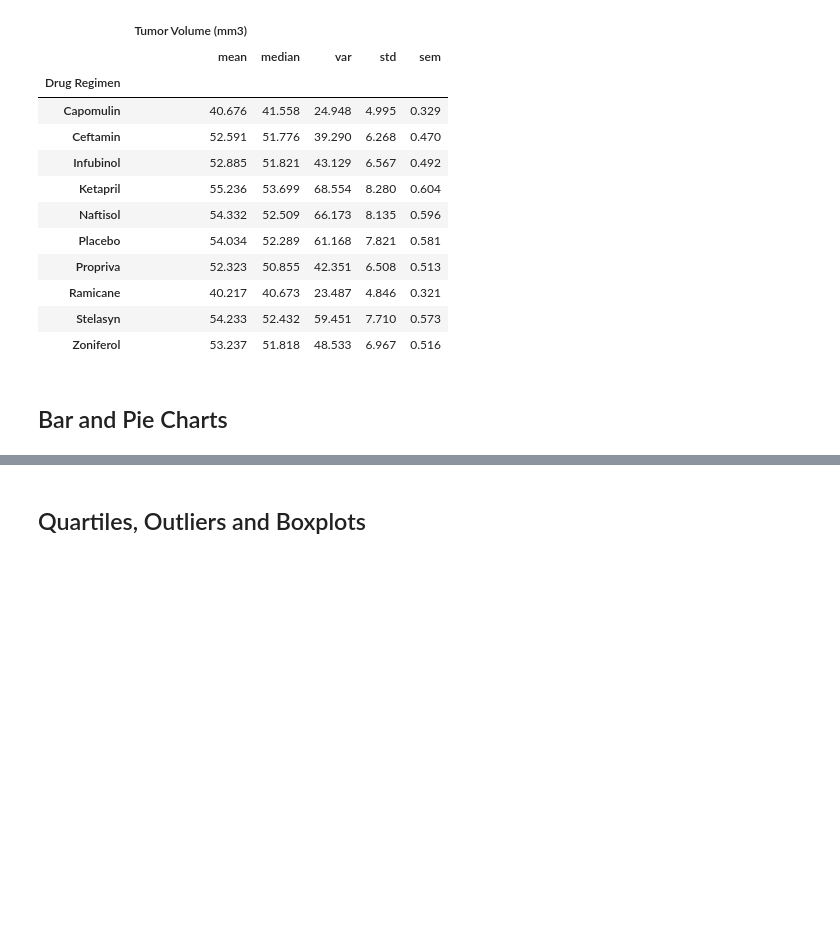
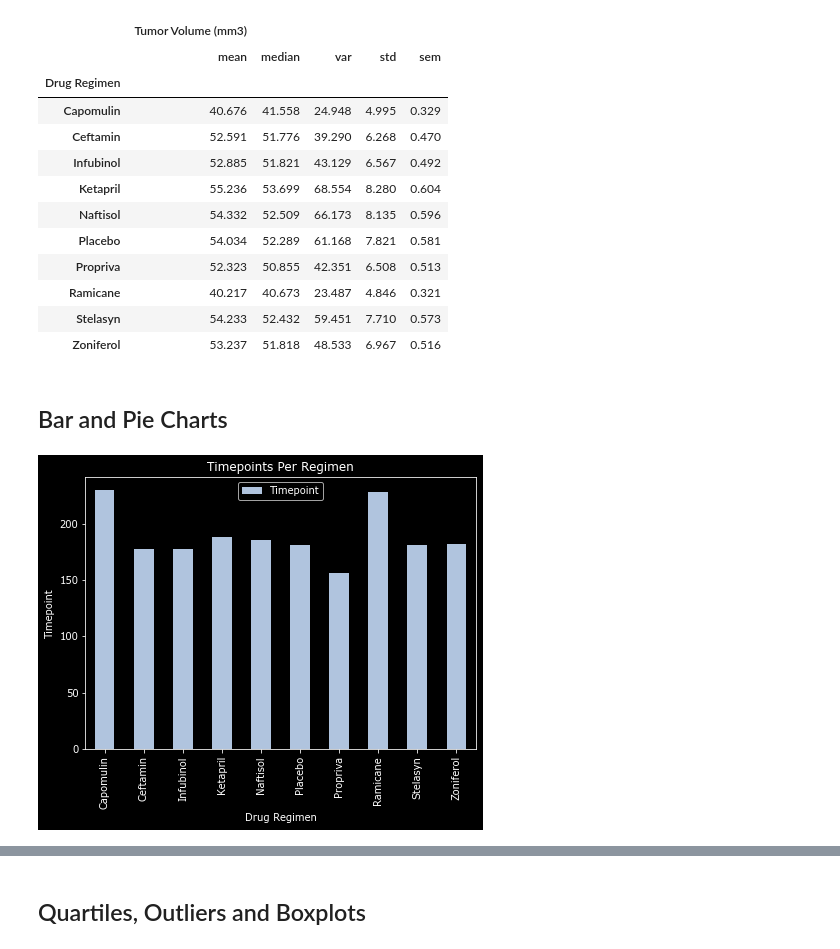
Before and after one commit to cheyroseflammer/pharmaceutical-analysis, a Jupyter notebook: pharmaceutical-analysis/pymaceuticals_starter.ipynb, the cells around one changed output, grey strips where cells are left out. Cells and saved outputs as stored; diff of their text form; code cells hidden in the pictures; blank space fills up the shorter version.

```diff
--- a/pharmaceutical-analysis/pymaceuticals_starter.ipynb
+++ b/pharmaceutical-analysis/pymaceuticals_starter.ipynb
@@ -159,6 +159,20 @@ stats_df.round(3)
 ## Bar and Pie Charts
 # %%
 # Generate a bar plot showing the total number of timepoints for all mice tested for each drug regimen using Pandas.
+# Group by Drug Regimen
+drug_reg = clean_mice_df.groupby('Drug Regimen')
+# Numeric timepoint
+timepoint = drug_reg['Timepoint'].count()
+# Plot Chart
+chart = timepoint.plot(kind='bar', color='lightsteelblue', figsize=(7,5))
+# Set Labels
+chart.set_title('Timepoints Per Regimen')
+chart.set_ylabel('Timepoint')
+chart.set_xlabel('Drug Regimen')
+plt.legend(loc='best')
+plt.show()
+# %% [output]
+[figure, added]
 # %%
 # Generate a bar plot showing the total number of timepoints for all mice tested for each drug regimen using pyplot.
 # %%
```
Also changed, not shown: parts of 2 cells of this notebook.
